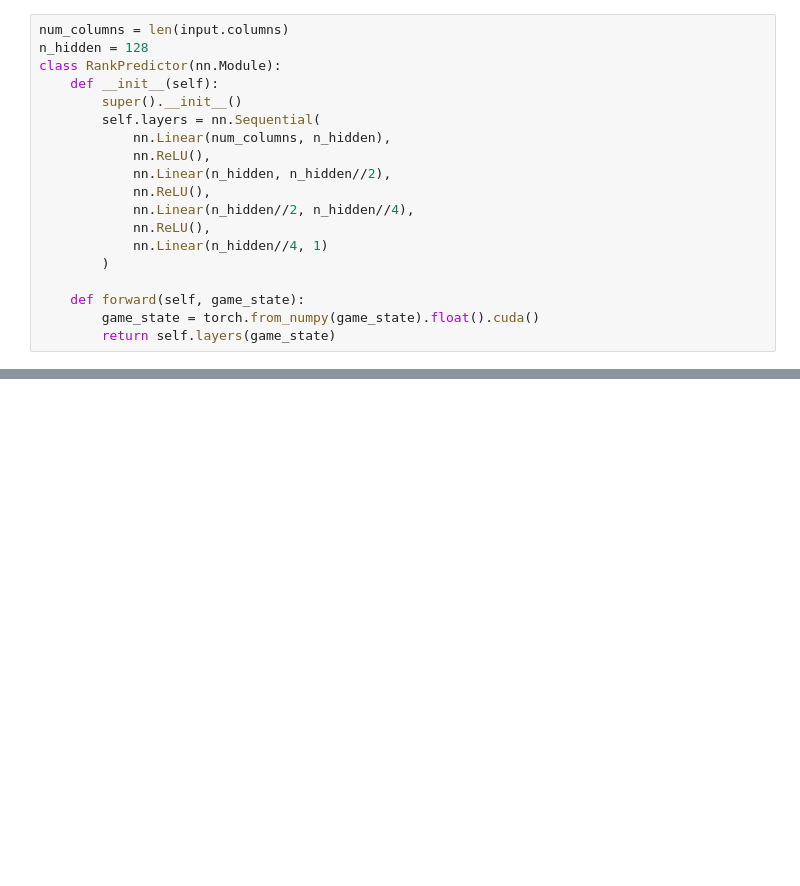
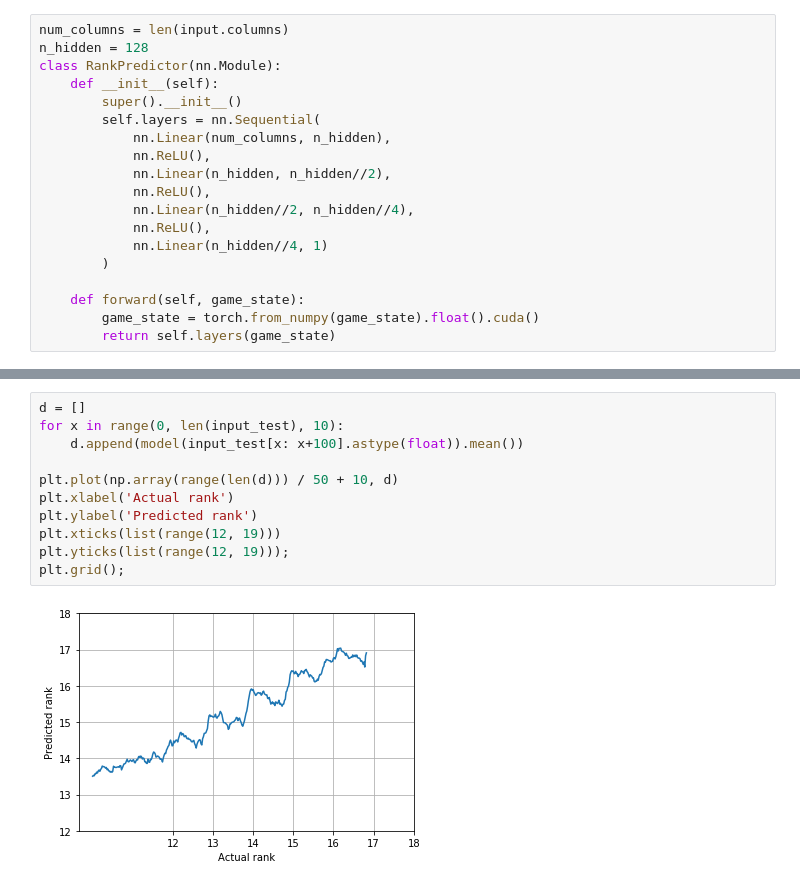
Before and after one commit to SaltieRL/ReplayModels, a Jupyter notebook: rank.ipynb, the cells around one changed output, grey strips where cells are left out. Saved outputs shown, nothing was run; the diff lists cells and outputs as text; blank space fills up the shorter version.

```diff
--- a/rank.ipynb
+++ b/rank.ipynb
@@ -104,3 +100,16 @@ tensor([18.2824], device='cuda:0', grad_fn=<ThAddBackward>)
+# %%
+d = []
+for x in range(0, len(input_test), 10):
+    d.append(model(input_test[x: x+100].astype(float)).mean())
+
+plt.plot(np.array(range(len(d))) / 50 + 10, d)
+plt.xlabel('Actual rank')
+plt.ylabel('Predicted rank')
+plt.xticks(list(range(12, 19)))
+plt.yticks(list(range(12, 19)));
+plt.grid();
+# %% [output]
+[figure, added]
 # %%
 input.shape
 # %% [output]
```
Also changed, not shown: parts of 11 cells of this notebook.
